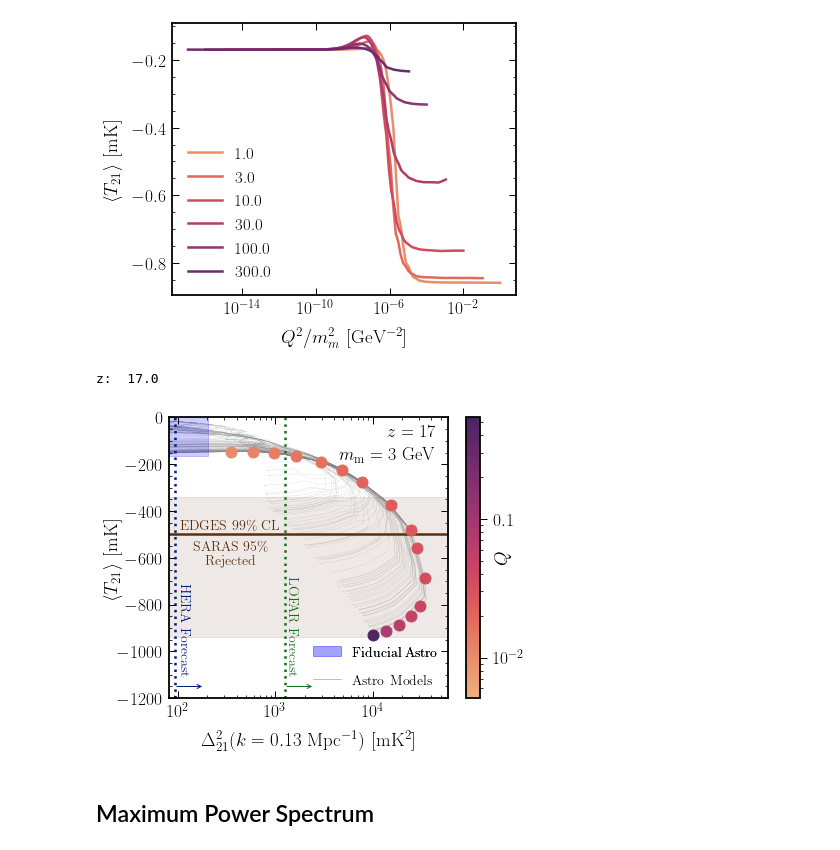
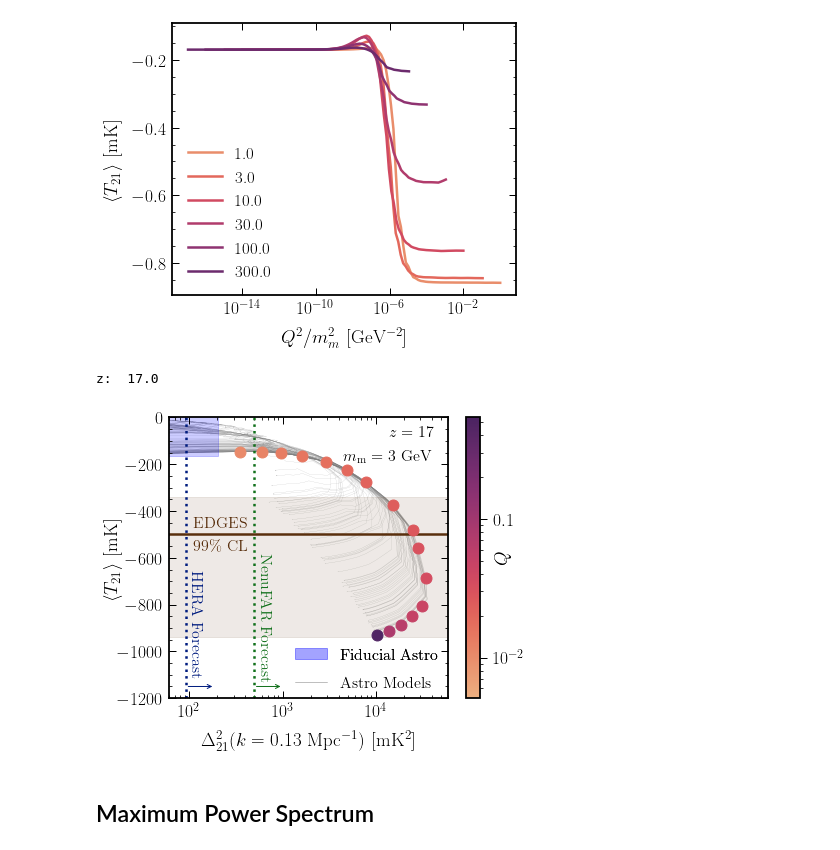
Before and after one commit to hongwanliu/millicharged_DM_with_bath, a Jupyter notebook: notebooks/combine_diff_models.ipynb, the cells around one changed output. Drawn from its saved outputs; the diff is of its cells as text; code cells hidden in the pictures.

```diff
--- a/notebooks/combine_diff_models.ipynb
+++ b/notebooks/combine_diff_models.ipynb
@@ -722,57 +825,58 @@ plt.axhline(-500, color=palette[5])
 # ax.fill_betweenx((-1e4, 1e4), 92.7, 1e6, color=palette[0], alpha=0.1)
 # ax.fill_betweenx((-1e4, 1e4), 1255, 1e6, color=palette[2], alpha=0.1)
 plt.axvline(92.7, color=palette[0], ls=':')
-plt.axvline(1255, color=palette[2], ls=':')
+plt.axvline(500, color=palette[2], ls=':')
 
 ax.fill_between((-1e4, 1e6), -940, -340, color=palette[5], alpha=0.1)
 
-plt.text(x=100, y=-1100, s='HERA Forecast', fontsize=14, color=palette[0], rotation=-90)
-plt.text(x=1300, y=-1100, s='LOFAR Forecast', fontsize=14, color=palette[2], rotation=-90)
+plt.text(x=100, y=-1100, s='HERA Forecast', fontsize=16, color=palette[0], rotation=-90)
+plt.text(x=550, y=-1120, s='NenuFAR Forecast', fontsize=16, color=palette[2], rotation=-90)
 # plt.text(x=1e2, y=-480, s='EDGES Central Value', fontsize=14, color=palette[5])
-plt.text(x=3.5e2, y=-630, s='SARAS 95\% \n Rejected', fontsize=14, color=palette[5], ha='center')
-plt.text(x=1.05e2, y=-480, s='EDGES 99\% CL', fontsize=14, color=palette[5])
-plt.text(x=1.4e4,  y=-80, s=r'$z = 17$', fontsize=18, color='k')
-plt.text(x=4.5e3, y=-180, s=r'$m_\mathrm{m} = $ 3 GeV', fontsize=18, color='k')
+# plt.text(x=2.8e2, y=-630, s='SARAS 95\% \n Rejected', fontsize=14, color=palette[5], ha='center')
+plt.text(x=1.1e2, y=-470, s='EDGES', fontsize=16, color=palette[5])
+plt.text(x=1.1e2, y=-570, s='99\% CL', fontsize=16, color=palette[5])
+plt.text(x=1.4e4,  y=-80, s=r'$z = 17$', fontsize=16, color='k')
+plt.text(x=4.5e3, y=-180, s=r'$m_\mathrm{m} = $ 3 GeV', fontsize=16, color='k')
 ax.annotate(
     "", xy=(92.7, -1150),
     xytext=(92.7*2, -1150),
     arrowprops=dict(arrowstyle="<-", color=palette[0], linewidth=1)
 )
 ax.annotate(
-    "", xy=(1255, -1150),
-    xytext=(1255*2, -1150),
+    "", xy=(500, -1150),
+    xytext=(500*2, -1150),
     arrowprops=dict(arrowstyle="<-", color=palette[2], linewidth=1)
 )
 
 plt.xlabel(r'$\Delta_{21}^2  (k = 0.13$ Mpc$^{-1}$) [mK$^2$]')
 plt.ylabel(r'$\langle T_{21} \rangle$ [mK]', labelpad=-5)
 
 
-legend1 = plt.legend(handles=[all_astro_plot], fontsize=14, bbox_to_anchor=(0.47, 0.13))
-legend2 = plt.legend(handles=[astro_fiducial_plot], fontsize=14, bbox_to_anchor=(0.47, 0.23))
+legend1 = plt.legend(handles=[all_astro_plot], fontsize=16, bbox_to_anchor=(0.4, 0.13))
+legend2 = plt.legend(handles=[astro_fiducial_plot], fontsize=16, bbox_to_anchor=(0.4, 0.23))
 
 ax = plt.gca()
 
 cbar = plt.colorbar(cm.ScalarMappable(norm=colors.LogNorm(vmin=Qlis[Q_min_ind], vmax=Qlis[Q_max_ind]), cmap='flare'), ax=ax)
 cbar.set_label(r'$Q$', labelpad=-30)
 cbar.ax.tick_params(axis='y', direction='out', which='both')
 
 
 # legend1 = plt.legend(handles=mm_handles_list, ncol=2, fontsize=14, handlelength=.4, title=r'$m_m$', title_fontsize=18, columnspacing=0.8, loc='lower right')
 # legend2 = plt.legend(handles=Q_handles_list, ncol=2, fontsize=14, handlelength=.6, title=r'$Q$', title_fontsize=18, columnspacing=1, loc='upper right')
 
 ax.add_artist(legend1)
 
 ax.add_artist(legend2)
 
-plt.axis([80., 6e4, -1200, 0])
+plt.axis([60., 6e4, -1200, 0])
 
 plt.tight_layout()
 
 plt.savefig('plots/global_signal_vs_power_spec.pdf')
 # %% [output]
 z:  17.0
-[figure, old version]
+[figure, new version]
 # %% [markdown]
 ## Maximum Power Spectrum
 # %%
```
Also changed, not shown: parts of 10 cells of this notebook, 6 other files.
